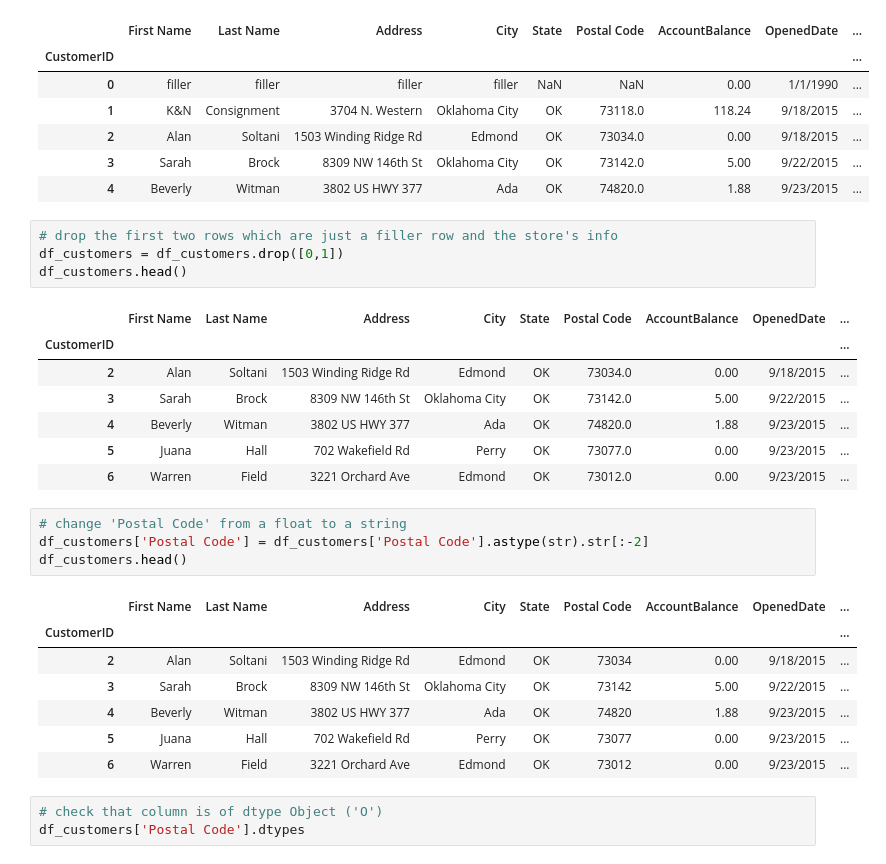
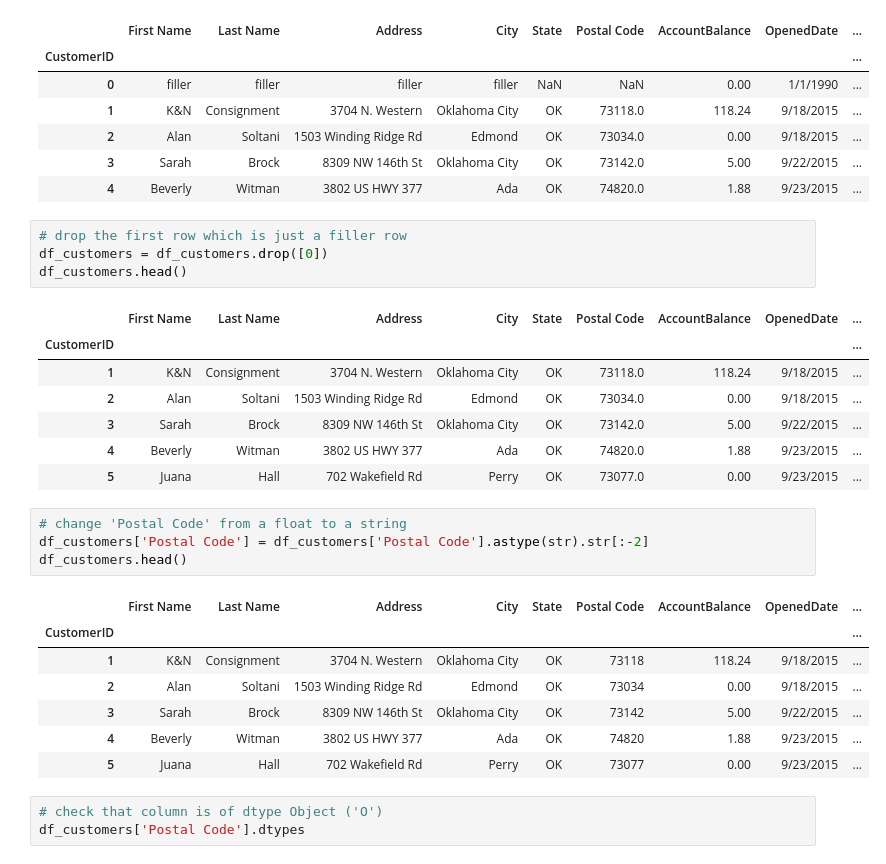
Before and after one commit to zachcornelison/K-N-Sales-Analytics, a Jupyter notebook: KN-Analytics.ipynb, the cells around one changed output. Saved outputs shown, nothing was run; the diff lists cells and outputs as text.

```diff
--- a/KN-Analytics.ipynb
+++ b/KN-Analytics.ipynb
@@ -230,17 +230,17 @@ df_customers.head()
 | 3 | Sarah | Brock | 8309 NW 146th St | Oklahoma City | OK | 73142.0 | 5.00 | 9/22/2015 | ... |
 | 4 | Beverly | Witman | 3802 US HWY 377 | Ada | OK | 74820.0 | 1.88 | 9/23/2015 | ... |
 # %%
-# drop the first two rows which are just a filler row and the store's info
-df_customers = df_customers.drop([0,1])
+# drop the first row which is just a filler row
+df_customers = df_customers.drop([0])
 df_customers.head()
 # %% [output]
 |  | First Name | Last Name | Address | City | State | Postal Code | AccountBalance | OpenedDate | ... |
 | CustomerID |  |  |  |  |  |  |  |  | ... |
+| 1 | K&N | Consignment | 3704 N. Western | Oklahoma City | OK | 73118.0 | 118.24 | 9/18/2015 | ... |
 | 2 | Alan | Soltani | 1503 Winding Ridge Rd | Edmond | OK | 73034.0 | 0.00 | 9/18/2015 | ... |
 | 3 | Sarah | Brock | 8309 NW 146th St | Oklahoma City | OK | 73142.0 | 5.00 | 9/22/2015 | ... |
 | 4 | Beverly | Witman | 3802 US HWY 377 | Ada | OK | 74820.0 | 1.88 | 9/23/2015 | ... |
 | 5 | Juana | Hall | 702 Wakefield Rd | Perry | OK | 73077.0 | 0.00 | 9/23/2015 | ... |
-| 6 | Warren | Field | 3221 Orchard Ave | Edmond | OK | 73012.0 | 0.00 | 9/23/2015 | ... |
 # %%
 # change 'Postal Code' from a float to a string
 df_customers['Postal Code'] = df_customers['Postal Code'].astype(str).str[:-2]
@@ -248,11 +248,11 @@ df_customers.head()
 # %% [output]
 |  | First Name | Last Name | Address | City | State | Postal Code | AccountBalance | OpenedDate | ... |
 | CustomerID |  |  |  |  |  |  |  |  | ... |
+| 1 | K&N | Consignment | 3704 N. Western | Oklahoma City | OK | 73118 | 118.24 | 9/18/2015 | ... |
 | 2 | Alan | Soltani | 1503 Winding Ridge Rd | Edmond | OK | 73034 | 0.00 | 9/18/2015 | ... |
 | 3 | Sarah | Brock | 8309 NW 146th St | Oklahoma City | OK | 73142 | 5.00 | 9/22/2015 | ... |
 | 4 | Beverly | Witman | 3802 US HWY 377 | Ada | OK | 74820 | 1.88 | 9/23/2015 | ... |
 | 5 | Juana | Hall | 702 Wakefield Rd | Perry | OK | 73077 | 0.00 | 9/23/2015 | ... |
-| 6 | Warren | Field | 3221 Orchard Ave | Edmond | OK | 73012 | 0.00 | 9/23/2015 | ... |
 # %%
 # check that column is of dtype Object ('O')
 df_customers['Postal Code'].dtypes
```
Also changed, not shown: parts of 41 cells of this notebook.
